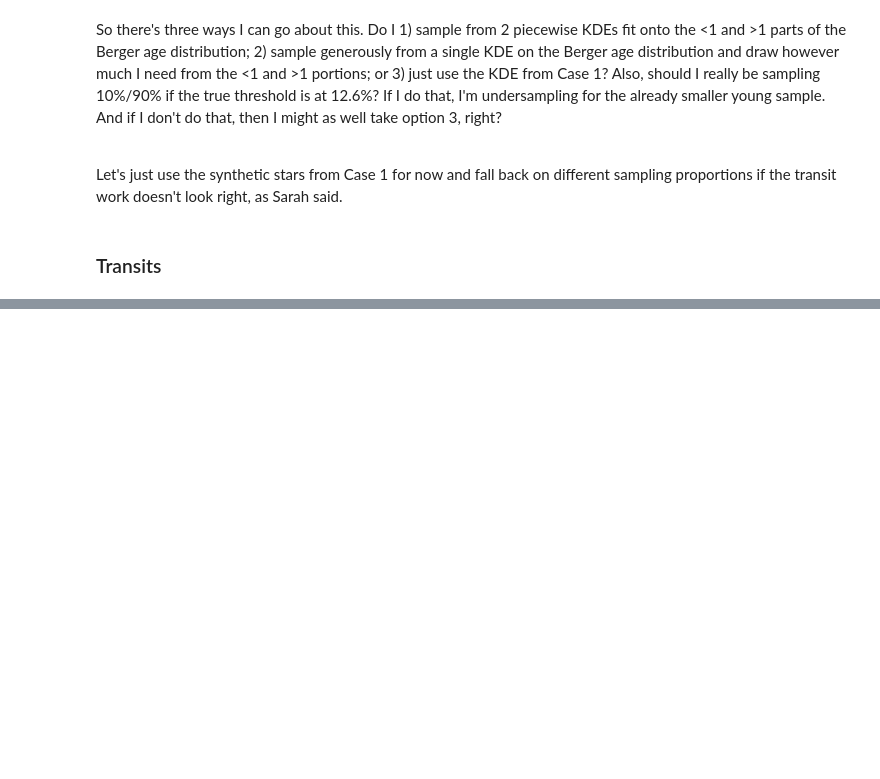
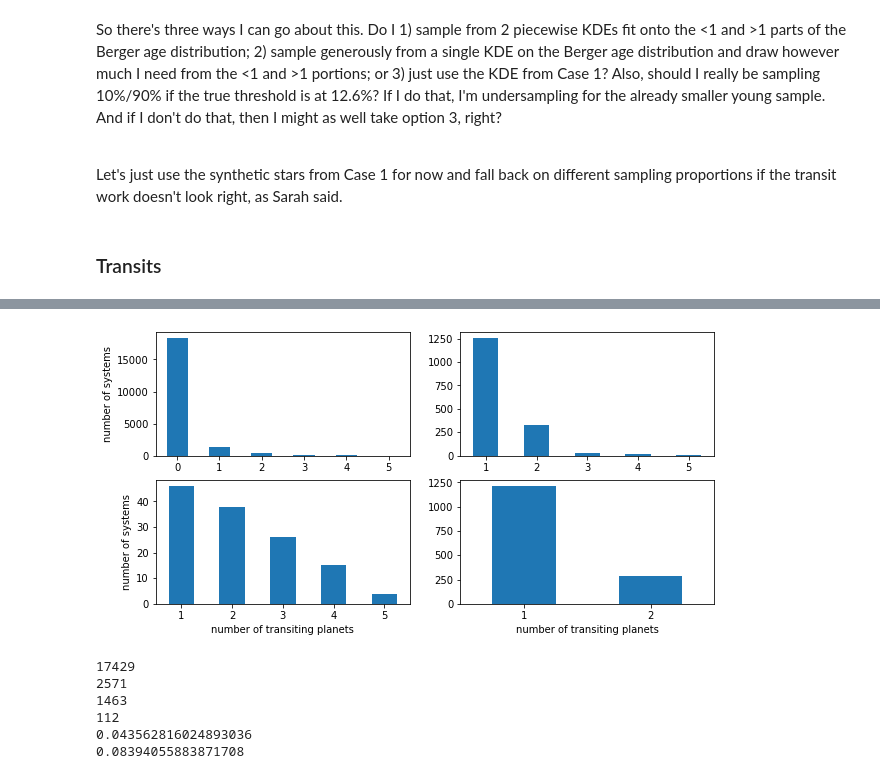
Before and after one commit to exoclam/sculpting, a Jupyter notebook: synthetic.ipynb, the cells around one changed output, grey strips where cells are left out. Cells and saved outputs as stored; diff of their text form; code cells hidden in the pictures; blank space fills up the shorter version.

```diff
--- a/synthetic.ipynb
+++ b/synthetic.ipynb
@@ -430,0 +673,49 @@ stars_radius_kde, stars_radius_cdf = run_kde(berger_kepler.iso_rad, 20000)
+# %%
+# plot transit multiplicity
+fig = plt.figure(figsize=(10, 5))
+ax = fig.add_subplot(2, 2, 1)
+transits_case2.transit_multiplicity.value_counts().plot(kind='bar', rot=0)
+plt.ylabel('number of systems')
+
+# systems w/transiters only
+ax = fig.add_subplot(2, 2, 2)
+transits_case2.loc[transits_case2.transit_multiplicity > 0].transit_multiplicity.value_counts().plot(kind='bar', rot=0)
+
+# young systems w/transiters
+ax = fig.add_subplot(2, 2, 3)
+transits_case2.loc[(transits_case2.star_ages < 1.) & (transits_case2.transit_multiplicity > 0)].transit_multiplicity.value_counts().plot(kind='bar', rot=0)
+plt.ylabel('number of systems')
+plt.xlabel('number of transiting planets')
+
+# old systems w/transiters
+ax = fig.add_subplot(2, 2, 4)
+transits_case2.loc[(transits_case2.star_ages > 1.) & (transits_case2.transit_multiplicity > 0)].transit_multiplicity.value_counts().plot(kind='bar', rot=0)
+plt.xlabel('number of transiting planets')
+
+plt.show()
+
+# young systems with one tranister shouldn't be the majority but should be overrepresented than expected
+# this isn't the case...why?
+# %% [output]
+[figure, added]
+# %%
+print(len(transits_case2.loc[(transits_case2.star_ages > 1.)])) # total old'uns
+print(len(transits_case2.loc[(transits_case2.star_ages < 1.)])) # total young'uns
+print(len(transits_case2.loc[(transits_case2.star_ages > 1.) & (transits_case2.transit_multiplicity > 0)])) # old'uns w/transiters
+print(len(transits_case2.loc[(transits_case2.star_ages < 1.) & (transits_case2.transit_multiplicity > 0)])) # young'uns w/transiters
+
+# young systems w/transiters
+print(len(transits_case2.loc[(transits_case2.star_ages < 1.) & (transits_case2.transit_multiplicity > 0)])/len(transits_case2.loc[(transits_case2.star_ages < 1.)]))
+# old systems w/transiters
+print(len(transits_case2.loc[(transits_case2.star_ages > 1.) & (transits_case2.transit_multiplicity > 0)])/len(transits_case2.loc[(transits_case2.star_ages > 1.)]))
+
+# this is weird - we'd expect young systems, which have more close-in planets, to have more transiters on average
+# maybe these differences disappear before the 1 Gyr threshold of young vs old? But then we'd expect them to be the same...
+# or maybe the loguniform period draws aren't biased enough to get close-in-enough periods for transit effects to kick in. Same problem as above though...
+# %% [output]
+17429
+2571
+1463
+112
+0.043562816024893036
+0.08394055883871708
```
Also changed, not shown: parts of 40 cells of this notebook.
